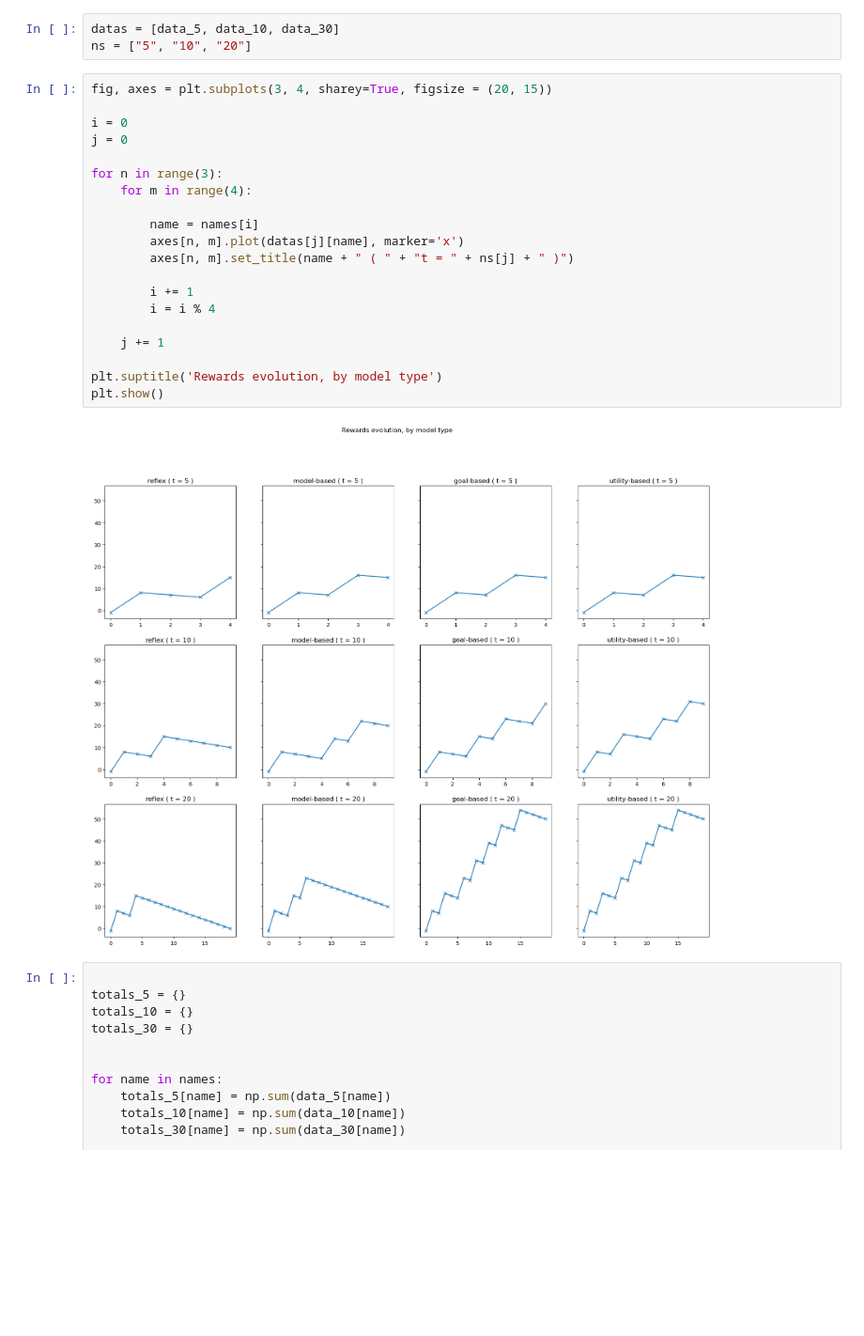
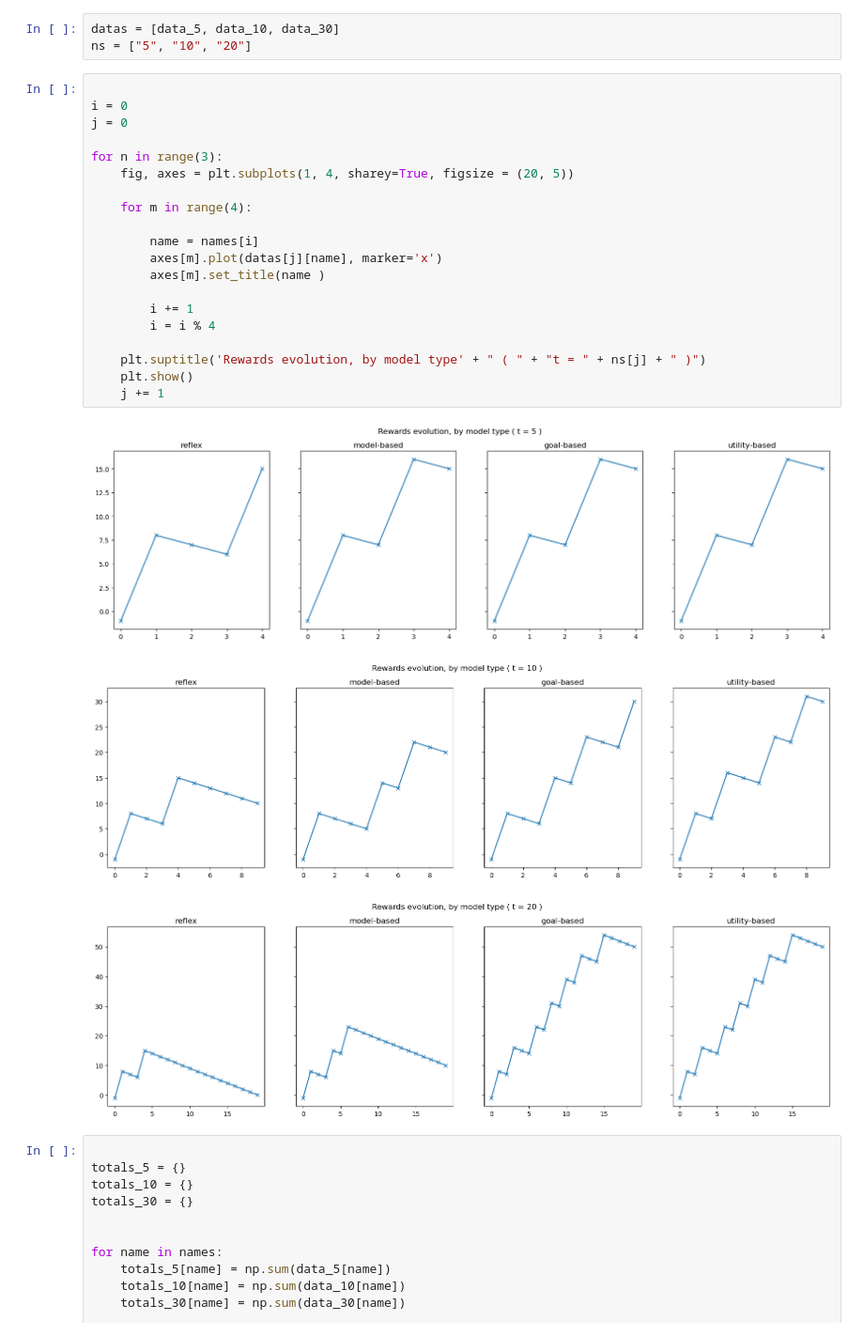
Before and after one commit to OdinMeng/IntroToAI_Exercises, a Jupyter notebook: notebooks/01_Vacuum_Agents.ipynb, the cells around one changed output. Shown at 94% size. Saved outputs shown, nothing was run; the diff lists cells and outputs as text; blank space fills up the shorter version.

```diff
--- a/notebooks/01_Vacuum_Agents.ipynb
+++ b/notebooks/01_Vacuum_Agents.ipynb
@@ -355,27 +355,29 @@ import numpy as np
 datas = [data_5, data_10, data_30]
 ns = ["5", "10", "20"]
 # %%
-fig, axes = plt.subplots(3, 4, sharey=True, figsize = (20, 15))
 
 i = 0
 j = 0
 
 for n in range(3):
+    fig, axes = plt.subplots(1, 4, sharey=True, figsize = (20, 5))
+
     for m in range(4):
 
         name = names[i]
-        axes[n, m].plot(datas[j][name], marker='x')
-        axes[n, m].set_title(name + " ( " + "t = " + ns[j] + " )")
+        axes[m].plot(datas[j][name], marker='x')
+        axes[m].set_title(name )
 
         i += 1
         i = i % 4
 
+    plt.suptitle('Rewards evolution, by model type' + " ( " + "t = " + ns[j] + " )")
+    plt.show()
     j += 1
-
-plt.suptitle('Rewards evolution, by model type')
-plt.show()
 # %% [output]
-[figure, old version]
+[figure, new version]
+[figure, added]
+[figure, added]
 # %%
 
 totals_5 = {}
```
Also changed, not shown: parts of 19 cells of this notebook.
